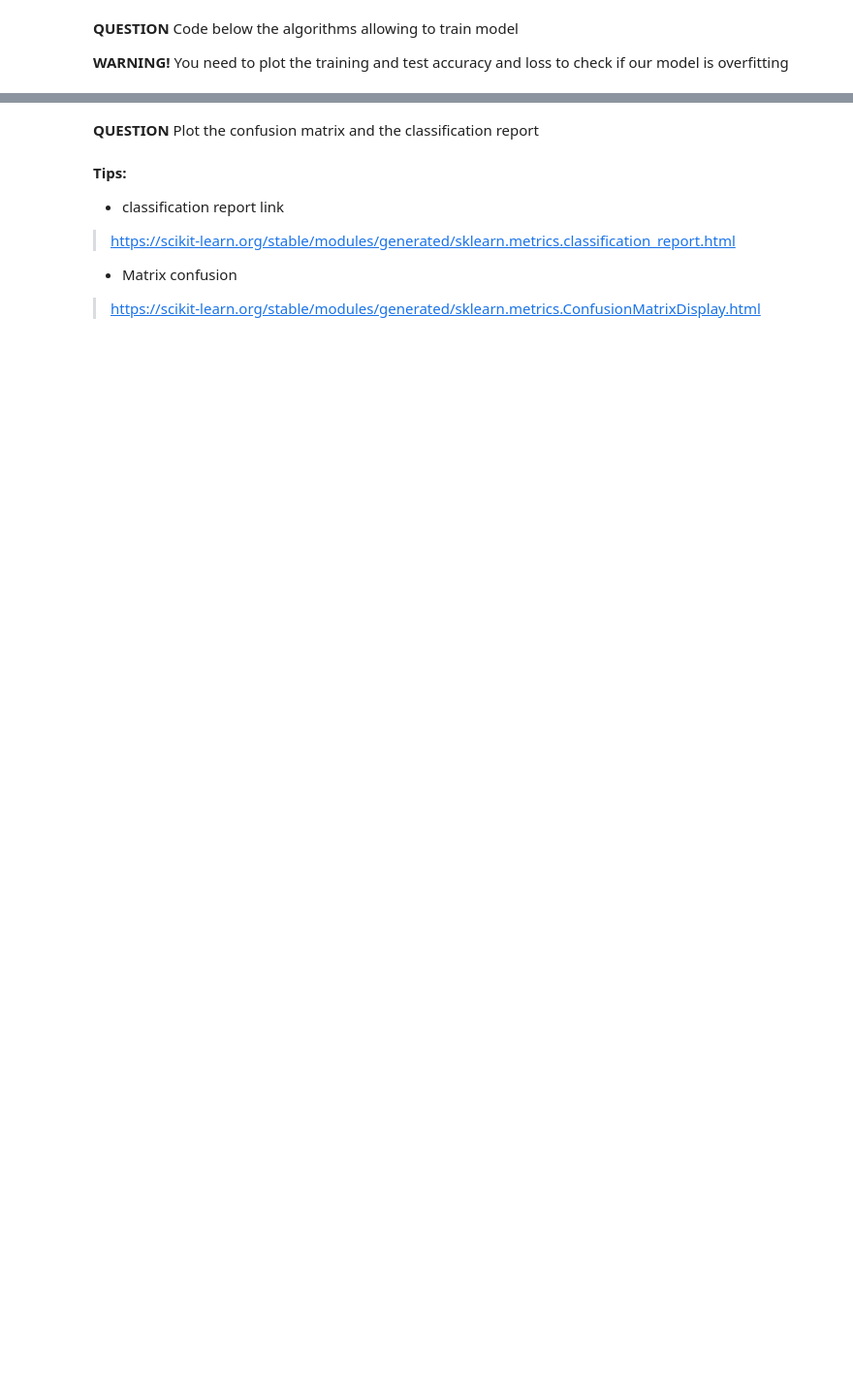
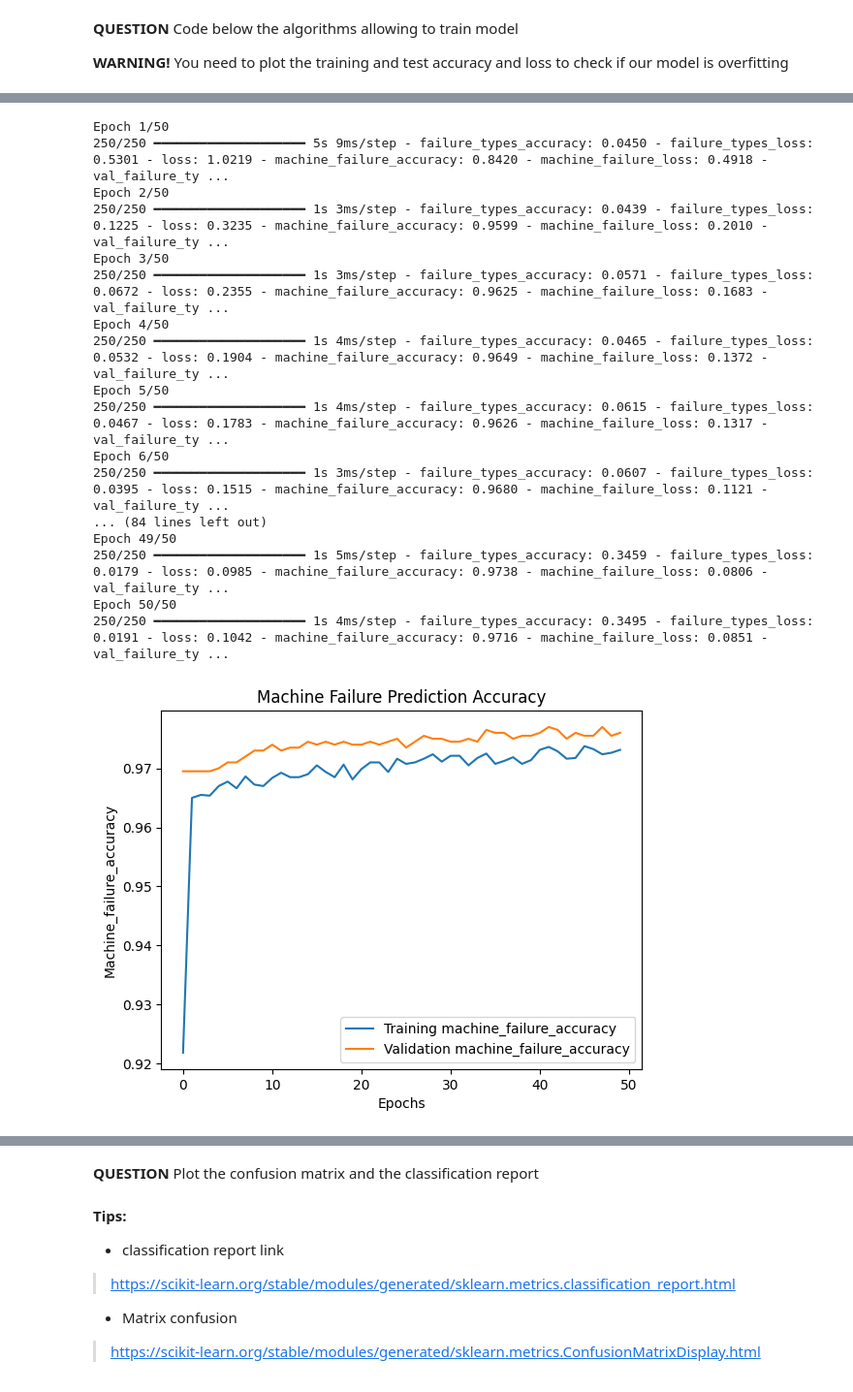
Before and after one commit to Yasser-EL-KOUHEN/Machine_Failure_Embedded_AI_Project, a Jupyter notebook: TP_IA_EMBARQUEE.ipynb, the cells around one changed output, grey strips where cells are left out. Shown at 97% size. Saved outputs shown, nothing was run; the diff lists cells and outputs as text; code cells hidden in the pictures; blank space fills up the shorter version.

```diff
--- a/TP_IA_EMBARQUEE.ipynb
+++ b/TP_IA_EMBARQUEE.ipynb
@@ -380,0 +334,52 @@ Multiclass Classification - Loss: 0.1001, Accuracy: 0.0155
+# %%
+import matplotlib.pyplot as plt
+
+# Define the number of epochs and batch size
+epochs = 50
+batch_size = 32
+
+# Train the model
+history = model.fit(
+    X_train,
+    {'machine_failure': Y_train_failure, 'failure_types': Y_train_types},
+    validation_data=(X_test, {'machine_failure': Y_test_failure, 'failure_types': Y_test_types}),
+    epochs=epochs,
+    batch_size=batch_size
+)
+
+# Function to plot training history
+def plot_training_history(history, metric, title):
+    plt.plot(history.history[f'{metric}'], label=f'Training {metric}')
+    plt.plot(history.history[f'val_{metric}'], label=f'Validation {metric}')
+    plt.xlabel('Epochs')
+    plt.ylabel(metric.capitalize())
+    plt.legend()
+    plt.title(title)
+    plt.show()
+
+# Plot accuracy for both outputs
+plot_training_history(history, 'machine_failure_accuracy', "Machine Failure Prediction Accuracy")
+plot_training_history(history, 'failure_types_accuracy', "Failure Type Prediction Accuracy")
+
+# Plot loss for both outputs
+plot_training_history(history, 'machine_failure_loss', "Machine Failure Prediction Loss")
+plot_training_history(history, 'failure_types_loss', "Failure Type Prediction Loss")
+# %% [output]
+Epoch 1/50
+250/250 ━━━━━━━━━━━━━━━━━━━━ 5s 9ms/step - failure_types_accuracy: 0.0450 - failure_types_loss: 0.5301 - loss: 1.0219 - machine_failure_accuracy: 0.8420 - machine_failure_loss: 0.4918 - val_failure_ty ...
+Epoch 2/50
+250/250 ━━━━━━━━━━━━━━━━━━━━ 1s 3ms/step - failure_types_accuracy: 0.0439 - failure_types_loss: 0.1225 - loss: 0.3235 - machine_failure_accuracy: 0.9599 - machine_failure_loss: 0.2010 - val_failure_ty ...
+Epoch 3/50
+250/250 ━━━━━━━━━━━━━━━━━━━━ 1s 3ms/step - failure_types_accuracy: 0.0571 - failure_types_loss: 0.0672 - loss: 0.2355 - machine_failure_accuracy: 0.9625 - machine_failure_loss: 0.1683 - val_failure_ty ...
+Epoch 4/50
+250/250 ━━━━━━━━━━━━━━━━━━━━ 1s 4ms/step - failure_types_accuracy: 0.0465 - failure_types_loss: 0.0532 - loss: 0.1904 - machine_failure_accuracy: 0.9649 - machine_failure_loss: 0.1372 - val_failure_ty ...
+Epoch 5/50
+250/250 ━━━━━━━━━━━━━━━━━━━━ 1s 4ms/step - failure_types_accuracy: 0.0615 - failure_types_loss: 0.0467 - loss: 0.1783 - machine_failure_accuracy: 0.9626 - machine_failure_loss: 0.1317 - val_failure_ty ...
+Epoch 6/50
+250/250 ━━━━━━━━━━━━━━━━━━━━ 1s 3ms/step - failure_types_accuracy: 0.0607 - failure_types_loss: 0.0395 - loss: 0.1515 - machine_failure_accuracy: 0.9680 - machine_failure_loss: 0.1121 - val_failure_ty ...
+... (84 lines left out)
+Epoch 49/50
+250/250 ━━━━━━━━━━━━━━━━━━━━ 1s 5ms/step - failure_types_accuracy: 0.3459 - failure_types_loss: 0.0179 - loss: 0.0985 - machine_failure_accuracy: 0.9738 - machine_failure_loss: 0.0806 - val_failure_ty ...
+Epoch 50/50
+250/250 ━━━━━━━━━━━━━━━━━━━━ 1s 4ms/step - failure_types_accuracy: 0.3495 - failure_types_loss: 0.0191 - loss: 0.1042 - machine_failure_accuracy: 0.9716 - machine_failure_loss: 0.0851 - val_failure_ty ...
+[figure, added]
```
Also changed, not shown: parts of 10 cells of this notebook.
